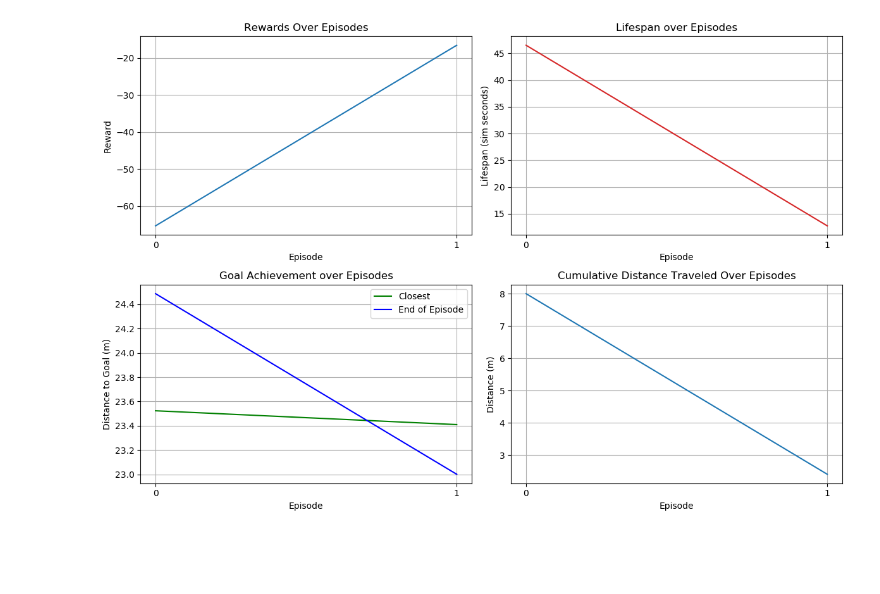
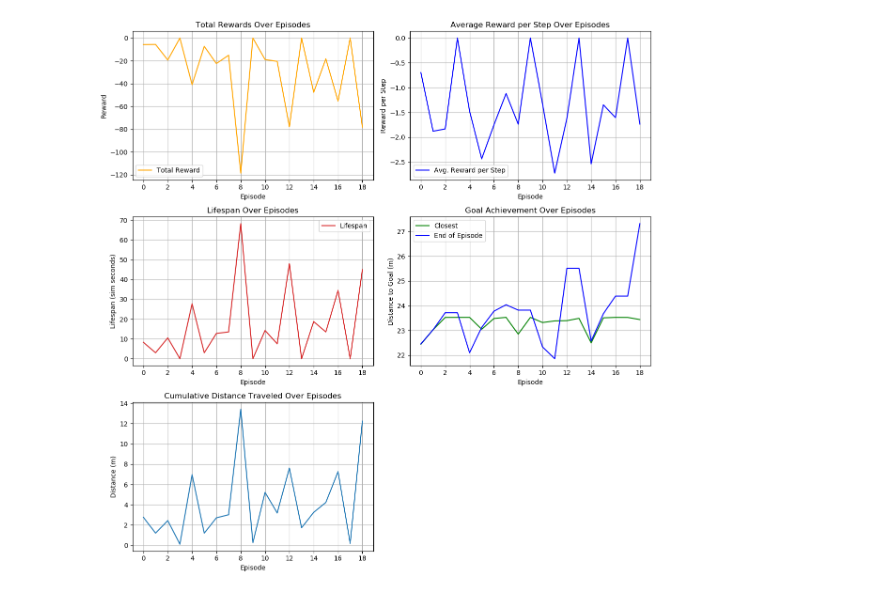
Before and after one commit to ryan-barry-99/grad-project, a Jupyter notebook: notspot_sim_py/src/reinforcement_learning/src/analysis.ipynb, the cells around one changed output. Drawn from its saved outputs; the diff is of its cells as text; code cells hidden in the pictures; blank space fills up the shorter version.

```diff
--- a/notspot_sim_py/src/reinforcement_learning/src/analysis.ipynb
+++ b/notspot_sim_py/src/reinforcement_learning/src/analysis.ipynb
@@ -29,56 +29,67 @@ def get_logs(run_path, folder_name):
 
 
 # Path to the directory containing the files
-run = '/media/ryan/DataPad/ros_ws/src/notspot_sim_py/src/reinforcement_learning/runs/2024_04_21_20_07_54'
+run = '/media/ryan/DataPad/ros_ws/src/notspot_sim_py/src/reinforcement_learning/runs/2024_04_21_20_30_57'
 
 rewards = [float(reward) for reward in get_logs(run, "rewards")]
 lifespans = [int(lifespan)*0.75 for lifespan in get_logs(run, "steps")]
 closest_goal = [float(dist) for i, dist in enumerate(get_logs(run, "goal")) if i%2 == 0]
 ending_goal = [float(dist) for i, dist in enumerate(get_logs(run, "goal")) if i%2 == 1]
 distance = [float(dist) for dist in get_logs(run, "distance")]
-
+rewards_per_step = [reward / lifespan if lifespan > 0 else reward for reward, lifespan in zip(rewards, lifespans)]
 
 # Plot rewards over time
 episodes = [i for i, _ in enumerate(rewards)]
 
-# Create a 2x2 subplot grid
-fig, axs = plt.subplots(2, 2, figsize=(12, 8))
+
+# Create subplots
+fig, axs = plt.subplots(3, 2, figsize=(12, 12))
 
 for ax in axs.flatten():
     ax.xaxis.set_major_locator(ticker.MaxNLocator(integer=True))
     ax.grid(True)
 
-# Plot rewards over time
-axs[0, 0].plot(episodes, rewards, linestyle='-')
-axs[0, 0].set_title('Rewards Over Episodes')
+
+# Plot total rewards over episodes
+axs[0, 0].plot(episodes, rewards, linestyle='-', color='orange', label='Total Reward')
+axs[0, 0].set_title('Total Rewards Over Episodes')
 axs[0, 0].set_xlabel('Episode')
 axs[0, 0].set_ylabel('Reward')
+axs[0, 0].legend()
+
+# Plot average rewards per step over episodes
+axs[0, 1].plot(episodes, rewards_per_step, color='blue', label='Avg. Reward per Step')
+axs[0, 1].set_title('Average Reward per Step Over Episodes')
+axs[0, 1].set_xlabel('Episode')
+axs[0, 1].set_ylabel('Reward per Step')
+axs[0, 1].legend()
 
 # Plot lifespan over episodes
-axs[0, 1].plot(lifespans, label='Lifespan', color='tab:red')
-axs[0, 1].set_xlabel('Episode')
-axs[0, 1].set_ylabel('Lifespan (sim seconds)')
-axs[0, 1].set_title('Lifespan over Episodes')
+axs[1, 0].plot(lifespans, label='Lifespan', color='tab:red')
+axs[1, 0].set_xlabel('Episode')
+axs[1, 0].set_ylabel('Lifespan (sim seconds)')
+axs[1, 0].set_title('Lifespan Over Episodes')
+axs[1, 0].legend()
 
 # Plot goal achievement over episodes
-axs[1, 0].plot(closest_goal, color='green', label='Closest')
-axs[1, 0].plot(ending_goal, color='blue', label='End of Episode')
-axs[1, 0].set_xlabel('Episode')
-axs[1, 0].set_ylabel('Distance to Goal (m)')
-axs[1, 0].set_title('Goal Achievement over Episodes')
-axs[1, 0].legend()  # Add legend to distinguish between the two lines
-
+axs[1, 1].plot(closest_goal, color='green', label='Closest')
+axs[1, 1].plot(ending_goal, color='blue', label='End of Episode')
+axs[1, 1].set_xlabel('Episode')
+axs[1, 1].set_ylabel('Distance to Goal (m)')
+axs[1, 1].set_title('Goal Achievement Over Episodes')
+axs[1, 1].legend()
 
 # Plot cumulative distance traveled over episodes
-axs[1, 1].plot(episodes, distance)
-axs[1, 1].set_title('Cumulative Distance Traveled Over Episodes')
-axs[1, 1].set_xlabel('Episode')
-axs[1, 1].set_ylabel('Distance (m)')
+axs[2, 0].plot(episodes, distance, label='Distance')
+axs[2, 0].set_title('Cumulative Distance Traveled Over Episodes')
+axs[2, 0].set_xlabel('Episode')
+axs[2, 0].set_ylabel('Distance (m)')
+axs[1, 1].legend()
 
-# Adjust layout to prevent overlapping
+# Hide the empty subplot
+axs[2, 1].axis('off')
+
 plt.tight_layout()
-
-# Show the plots
 plt.show()
 # %% [output]
-[figure, old version]
+[figure, new version]
```
Also changed, not shown: 4 other files.
